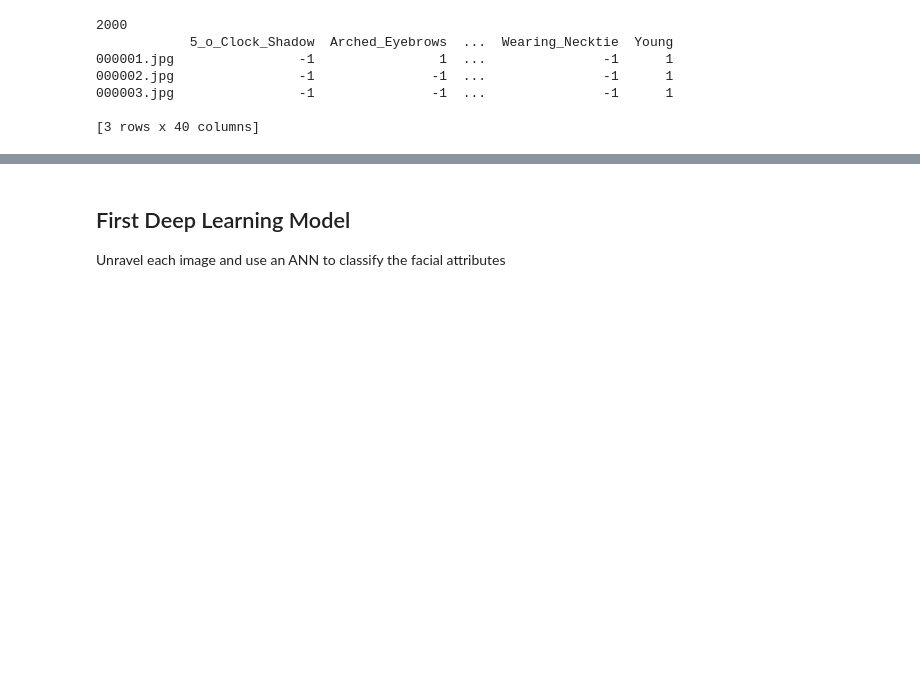
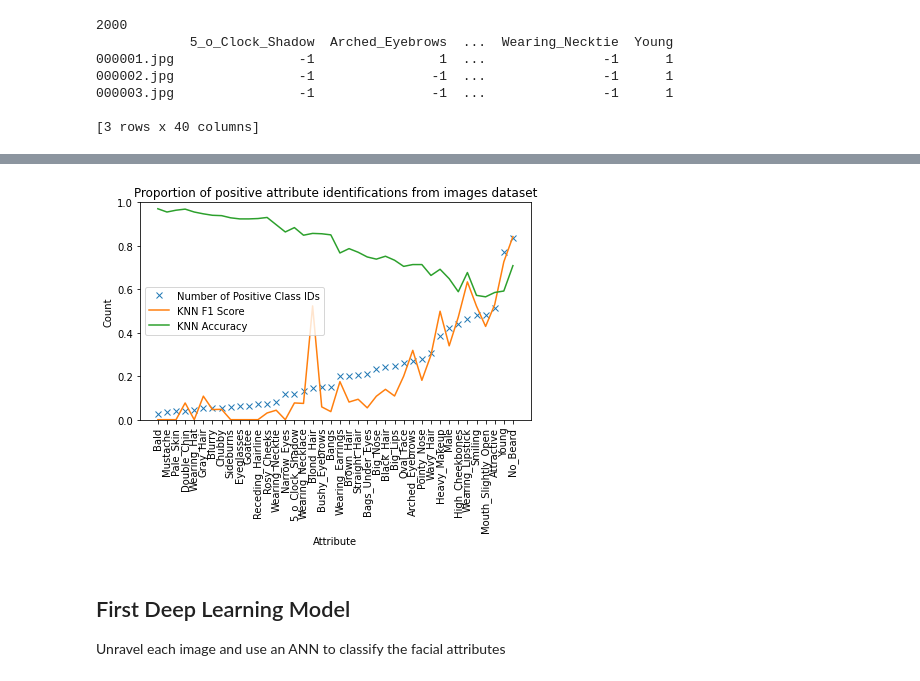
Before and after one commit to EMAT31530/ai-group-project-summer-assessment-oscar, a Jupyter notebook: Intro_AI_Summer_Project_Oscar_Evans_1806113.ipynb, the cells around one changed output, grey strips where cells are left out. Cells and saved outputs as stored; diff of their text form; code cells hidden in the pictures; blank space fills up the shorter version.

```diff
--- a/Intro_AI_Summer_Project_Oscar_Evans_1806113.ipynb
+++ b/Intro_AI_Summer_Project_Oscar_Evans_1806113.ipynb
@@ -165,3 +273,28 @@ pp.pprint(labels.head(n=3))
+# %%
+num_pos_class_ids = np.sum(labels_np, axis=0)
+num_pos_class_ids_by_attribute = {}
+for i, attr in enumerate(labels.columns):
+  num_pos_class_ids_by_attribute[attr] = num_pos_class_ids[i]/2000
+
+knn_f1=pickle.load(open("knn_f1.p", "rb" ))
+knn_acc = pickle.load(open("knn_avg_accuracies.p", "rb"))
+
+plot_pos_class_ids = pd.Series(num_pos_class_ids_by_attribute).sort_values(ascending=True)
+plt.plot(plot_pos_class_ids, 'x', label="Number of Positive Class IDs")
+plt.plot(knn_f1[plot_pos_class_ids.index], label="KNN F1 Score")
+plt.plot(knn_acc[plot_pos_class_ids.index], label="KNN Accuracy")
+plt.xticks(rotation=90)
+plt.xlabel('Attribute')
+plt.ylabel('Count')
+plt.ylim([0, 1])
+plt.legend()
+fig=plt.gcf()
+fig.set_size_inches(7,4)
+plt.title('Proportion of positive attribute identifications from images dataset')
+plt.savefig('Positive Negative Attribute Ratio vs KNN F1 Score.png')
+plt.show()
+# %% [output]
+[figure, added]
 # %% [markdown]
 ## First Deep Learning Model
 Unravel each image and use an ANN to classify the facial attributes
```
Also changed, not shown: parts of 43 cells of this notebook.
